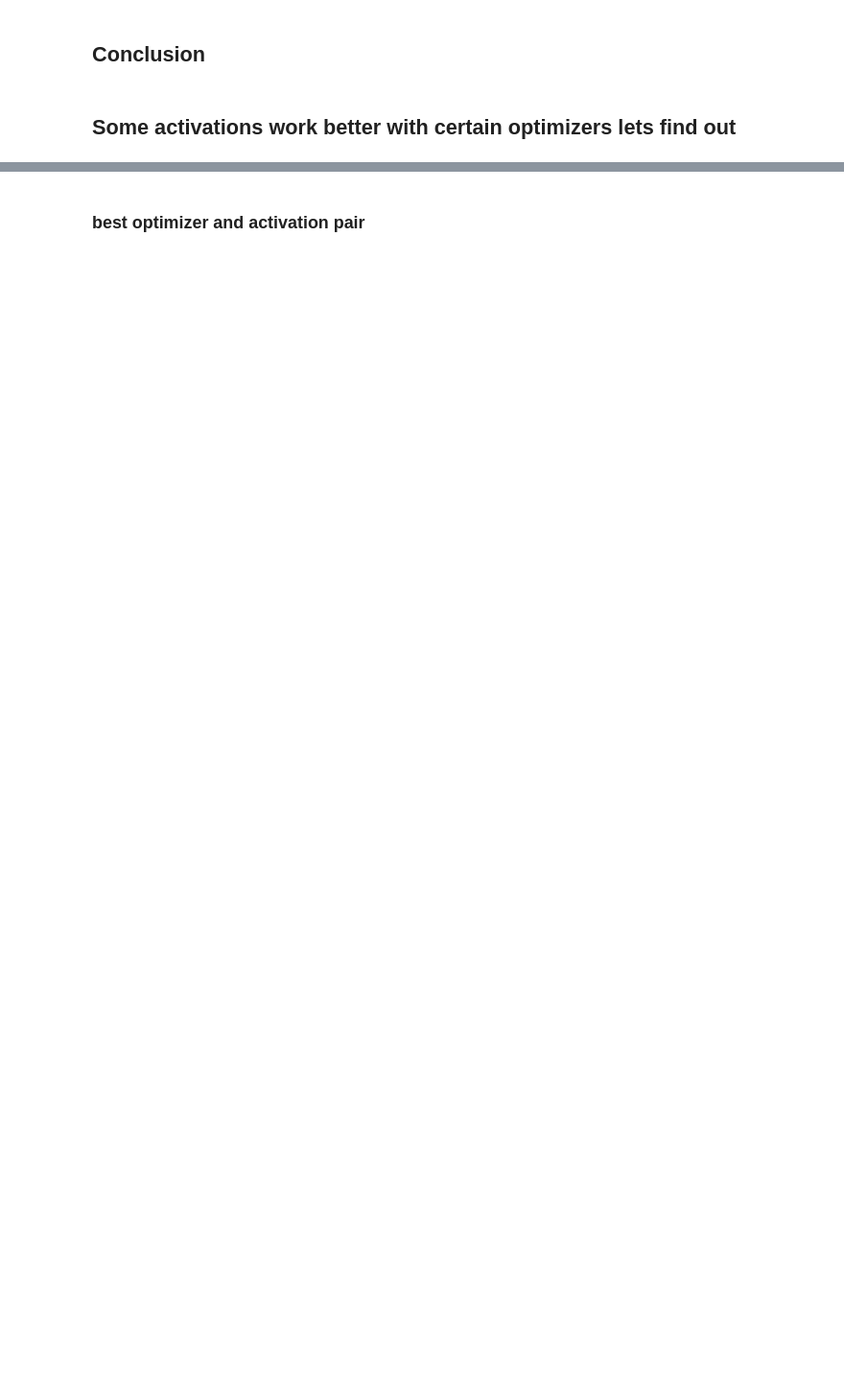
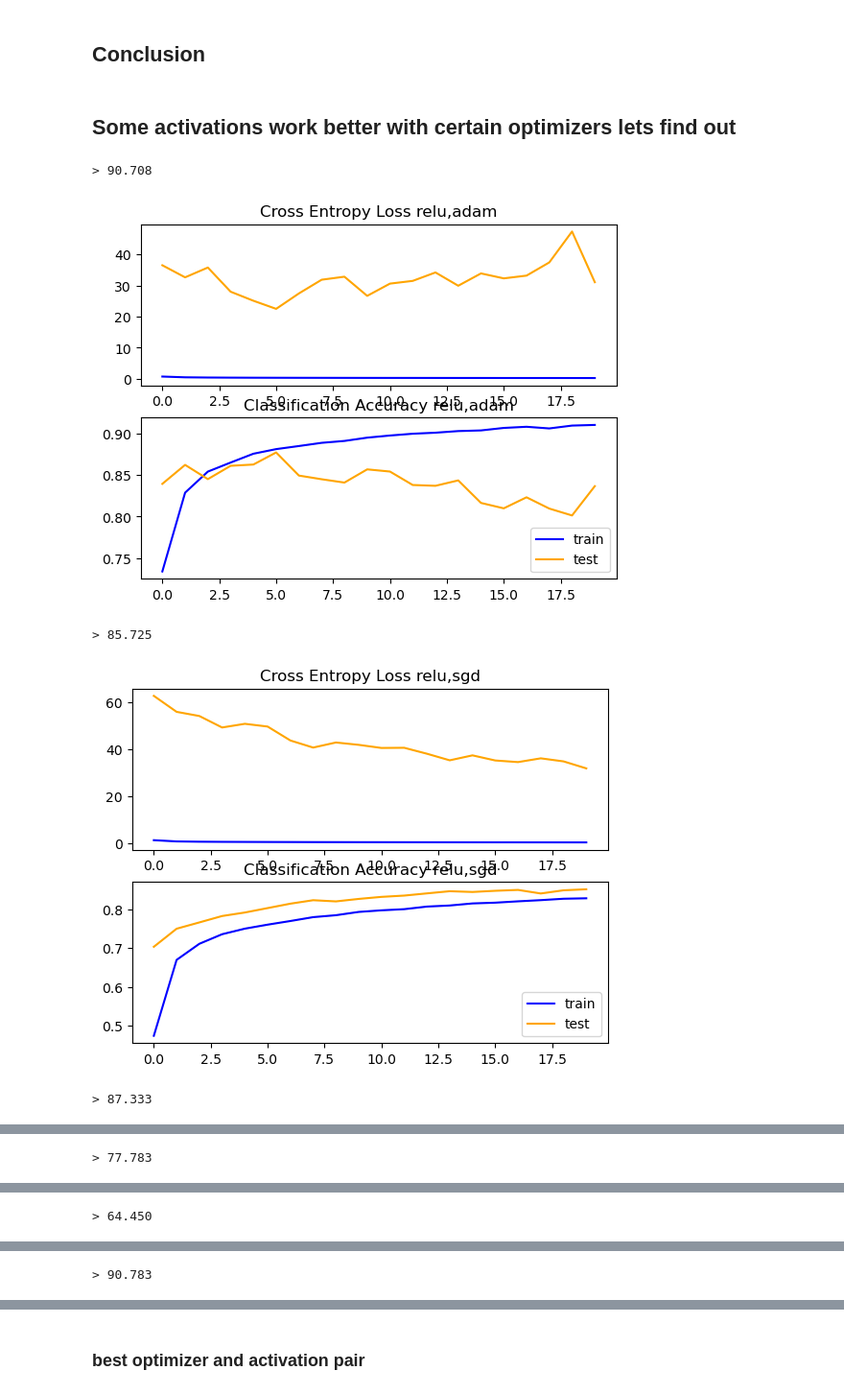
Before and after one commit to JoelPoah/Fashion_MNIST, a Jupyter notebook: fashion.ipynb, the cells around one changed output, grey strips where cells are left out. Shown at 96% size. Saved outputs shown, nothing was run; the diff lists cells and outputs as text; code cells hidden in the pictures; blank space fills up the shorter version.

```diff
--- a/fashion.ipynb
+++ b/fashion.ipynb
@@ -1031,25 +1254,23 @@ def tune_model_act_opt(act,opt):
 
 # plot diagnostic learning curves
 def summarize_diagnostics(histories,act,opt):
-	for i in range(len(histories)):
 		# plot loss
-		pyplot.subplot(211)
-		pyplot.title('Cross Entropy Loss', act,opt)
-		pyplot.plot(histories[i].history['loss'], color='blue', label='train')
-		pyplot.plot(histories[i].history['val_loss'], color='orange', label='test')
-		# plot accuracy
-		pyplot.subplot(212)
-		pyplot.title('Classification Accuracy',act,opt)
-		pyplot.plot(histories[i].history['accuracy'], color='blue', label='train')
-		pyplot.plot(histories[i].history['val_accuracy'], color='orange', label='test')
-		pyplot.legend()
-
+	pyplot.subplot(211)
+	pyplot.title(f'Cross Entropy Loss {act},{opt}')
+	pyplot.plot(histories.history['loss'], color='blue', label='train')
+	pyplot.plot(histories.history['val_loss'], color='orange', label='test')
+	# plot accuracy
+	pyplot.subplot(212)
+	pyplot.title(f'Classification Accuracy {act},{opt}')
+	pyplot.plot(histories.history['accuracy'], color='blue', label='train')
+	pyplot.plot(histories.history['val_accuracy'], color='orange', label='test')
+	pyplot.legend()
 	pyplot.show()
 
 def run_test_harness_act_opt(act,opt,X_train, y_train, X_test, y_test,X_val,y_val):
     model = tune_model_act_opt(act,opt)
     # fit model
-    history = model.fit(X_train, y_train, epochs=10, batch_size=64,validation_data=(X_val, y_val), verbose=0)
+    history = model.fit(X_train, y_train, epochs=20, batch_size=64,validation_data=(X_val, y_val), verbose=0)
     # evaluate model
     _, acc = model.evaluate(X_test, y_test, verbose=0)
     print('> %.3f' % (acc * 100.0))
@@ -1059,15 +1280,21 @@ def run_test_harness_act_opt(act,opt,X_train, y_train, X_test, y_test,X_val,y_va
 # %%
 from itertools import product
 optimizers = ['adam', 'sgd', 'rmsprop', 'adagrad', 'adadelta', 'adamax', 'nadam']
-activation = ['relu', 'selu', 'elu', 'leakyrelu', 'tanh']
+activation = ['relu', 'selu', 'elu', 'tanh']
 scores_act_opt = list()
 act_opt = list(product(activation,optimizers))
 
 for act,opt in product(activation,optimizers):
     acc = run_test_harness_act_opt(act,opt,X_train, y_train, X_test, y_test,X_val,y_val)
     scores_act_opt.append(acc)
 
 # create a dataframe of scores_act_opt and act_opt
 df_act_opt = pd.DataFrame({'act_opt':act_opt,'scores_act_opt':scores_act_opt})
 df_act_opt.T.style.highlight_min(
     color='green', axis=0).highlight_max(color='red', axis=0)
+# %% [output]
+> 90.708
+[figure, added]
+> 85.725
+[figure, added]
+> 87.333
@@ -1073,0 +1302 @@ df_act_opt.T.style.highlight_min(
+> 77.783
@@ -1073,0 +1304 @@ df_act_opt.T.style.highlight_min(
+> 64.450
@@ -1073,0 +1306 @@ df_act_opt.T.style.highlight_min(
+> 90.783
```
Also changed, not shown: parts of 22 cells of this notebook.
